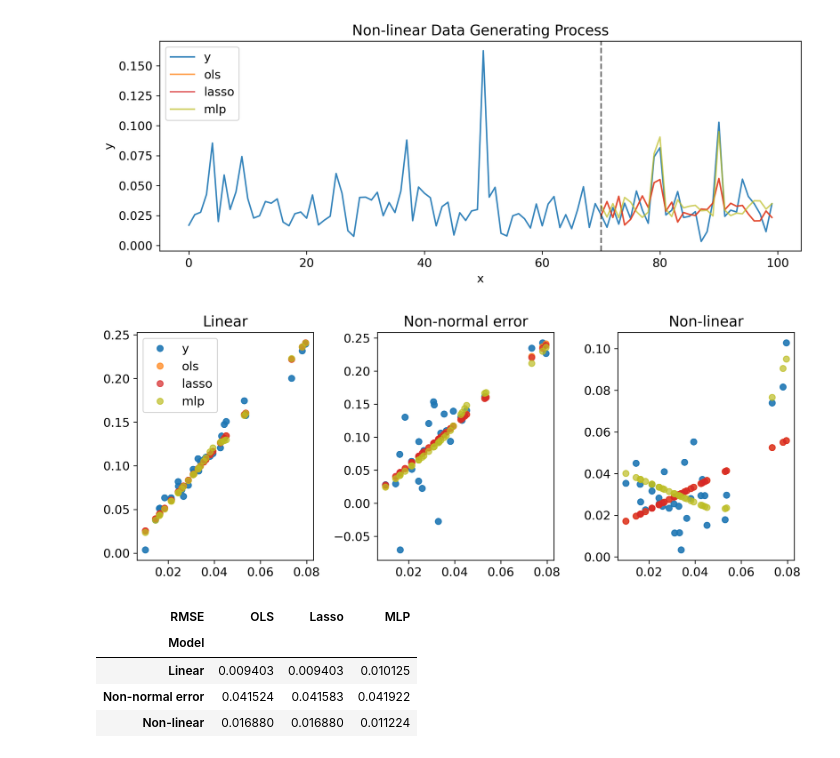
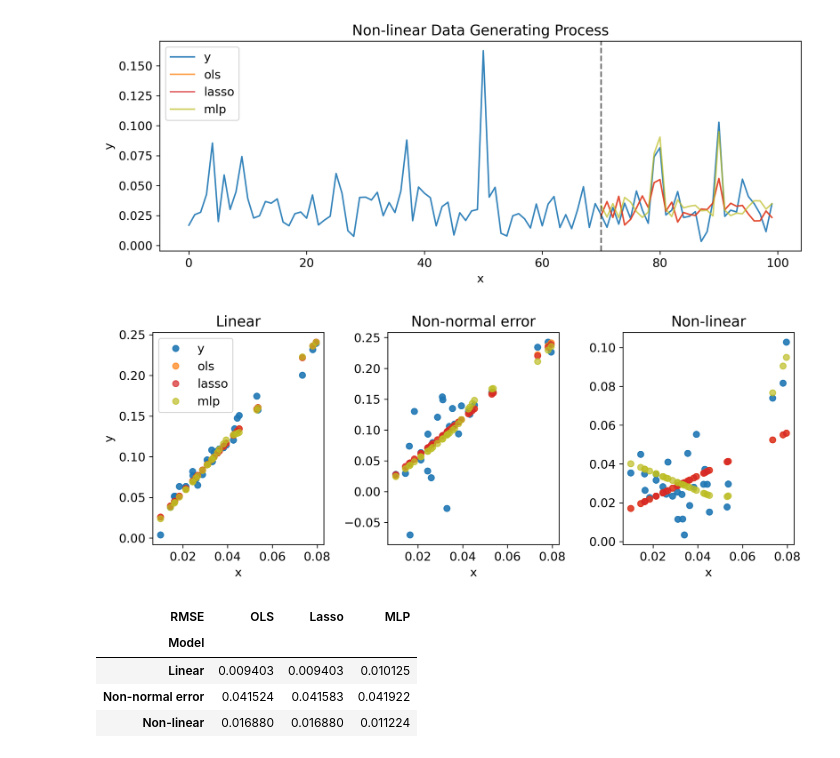
Before and after one commit to johanoelgaard/MastersThesis, a Jupyter notebook: simulation.ipynb, the cells around one changed output. Cells and saved outputs as stored; diff of their text form; code cells hidden in the pictures.

```diff
--- a/simulation.ipynb
+++ b/simulation.ipynb
@@ -26,7 +26,7 @@ data = pd.read_csv('data/data.csv')
 baspread = data[(data['ticker'] == 'NOVOb.CO')]['baspread'].values *100
 # %%
 np.random.seed(42)
-beta = 3
+theta = 3
 lambda_ = 0.05
 datapoints = 100
 datapoints_train = int(datapoints * 0.7)
@@ -36,18 +36,18 @@ x = baspread[-datapoints:]
 # x_outofsample = baspread[100:200]
 
 # linear
-y1 = beta * x + np.random.normal(0, 0.01, len(x))
+y1 = theta * x + np.random.normal(0, 0.01, len(x))
 y1_train = y1[:datapoints_train]
 y1_test = y1[datapoints_train:]
 
 # non-normal error
-y2 = beta * x + np.random.standard_t(1, len(x)) * 0.01
+y2 = theta * x + np.random.standard_t(1, len(x)) * 0.01
 y2_train = y2[:datapoints_train]
 y2_test = y2[datapoints_train:]
 
 
 # non-linear
-y3 = (beta * x)**2 + np.abs(x-lambda_) + np.random.normal(0, 0.01, len(x))
+y3 = (theta * x)**2 + np.abs(x-lambda_) + np.random.normal(0, 0.01, len(x))
 y3_train = y3[:datapoints_train]
 y3_test = y3[datapoints_train:]
 
@@ -683,35 +689,39 @@ plt.close()
 # %%
 # plot the simulations
 plt.subplot(1, 3, 1)
 plt.plot(x_test[:,1], y1_test, 'o', label='y', color='C0', alpha=0.9)
 plt.plot(x_test[:,1], ols_pred1, 'o', label='ols', color='C1', alpha=0.7)
 plt.plot(x_test[:,1], lasso_pred1, 'o', label='lasso', color='C3',  alpha=0.7)
 plt.plot(x_test[:,1], mlp_pred1, 'o', label='mlp', color='C8', alpha=0.7)
-plt.legend()
+plt.legend(loc='upper left')
+plt.xlabel('x')
+plt.ylabel('y')
 plt.title('Linear')
 
 plt.subplot(1, 3, 2)
 plt.plot(x_test[:,1], y2_test, 'o', label='test', color='C0', alpha=0.9)
 plt.plot(x_test[:,1], ols_pred2, 'o', label='ols', color='C1', alpha=0.7)
 plt.plot(x_test[:,1], lasso_pred2, 'o', label='lasso', color='C3',  alpha=0.7)
 plt.plot(x_test[:,1], mlp_pred2, 'o', label='mlp', color='C8', alpha=0.7)
+plt.xlabel('x')
 plt.title('Non-normal error')
 
 plt.subplot(1, 3, 3)
 plt.plot(x_test[:,1], y3_test, 'o', label='test', color='C0', alpha=0.9)
 plt.plot(x_test[:,1], ols_pred3, 'o', label='ols', color='C1', alpha=0.7)
 plt.plot(x_test[:,1], lasso_pred3, 'o', label='lasso', color='C3',  alpha=0.7)
 plt.plot(x_test[:,1], mlp_pred3, 'o', label='mlp',  color='C8', alpha=0.7)
+plt.xlabel('x')
 plt.title('Non-linear')
 
 plt.tight_layout()
 
-plt.savefig('output/simulation_scatter.png', dpi=300, bbox_inches='tight')
+plt.savefig('output/simulation-scatter.png', dpi=300)
 
 plt.show()
 plt.close()
 # %% [output]
-[figure, old version]
+[figure, new version]
 # %%
 # calculate the root mean squared error for each
 rmse_ols1 = np.sqrt(np.mean((y1_test - ols_pred1)**2))
```
Also changed, not shown: parts of 2 cells of this notebook, 4 other files.
